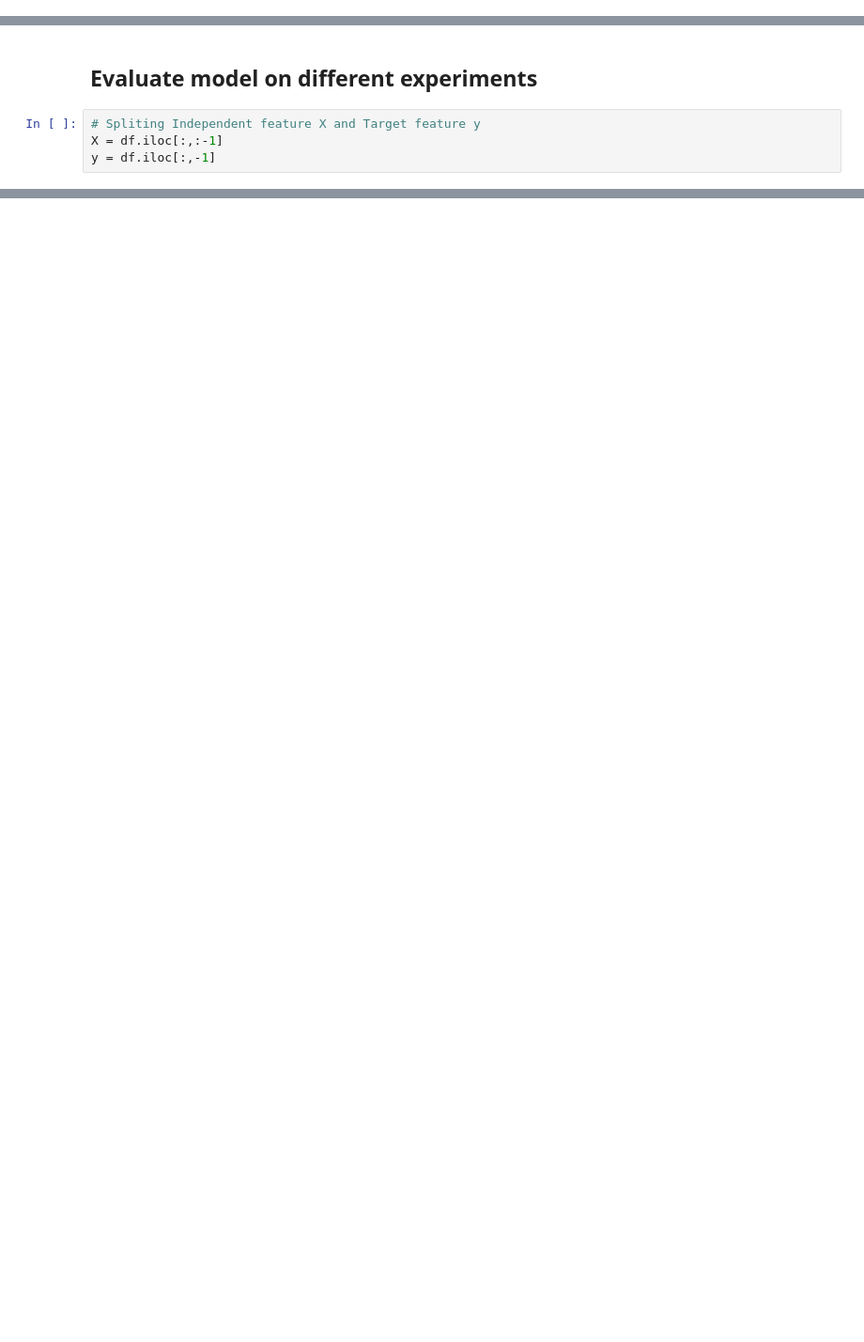
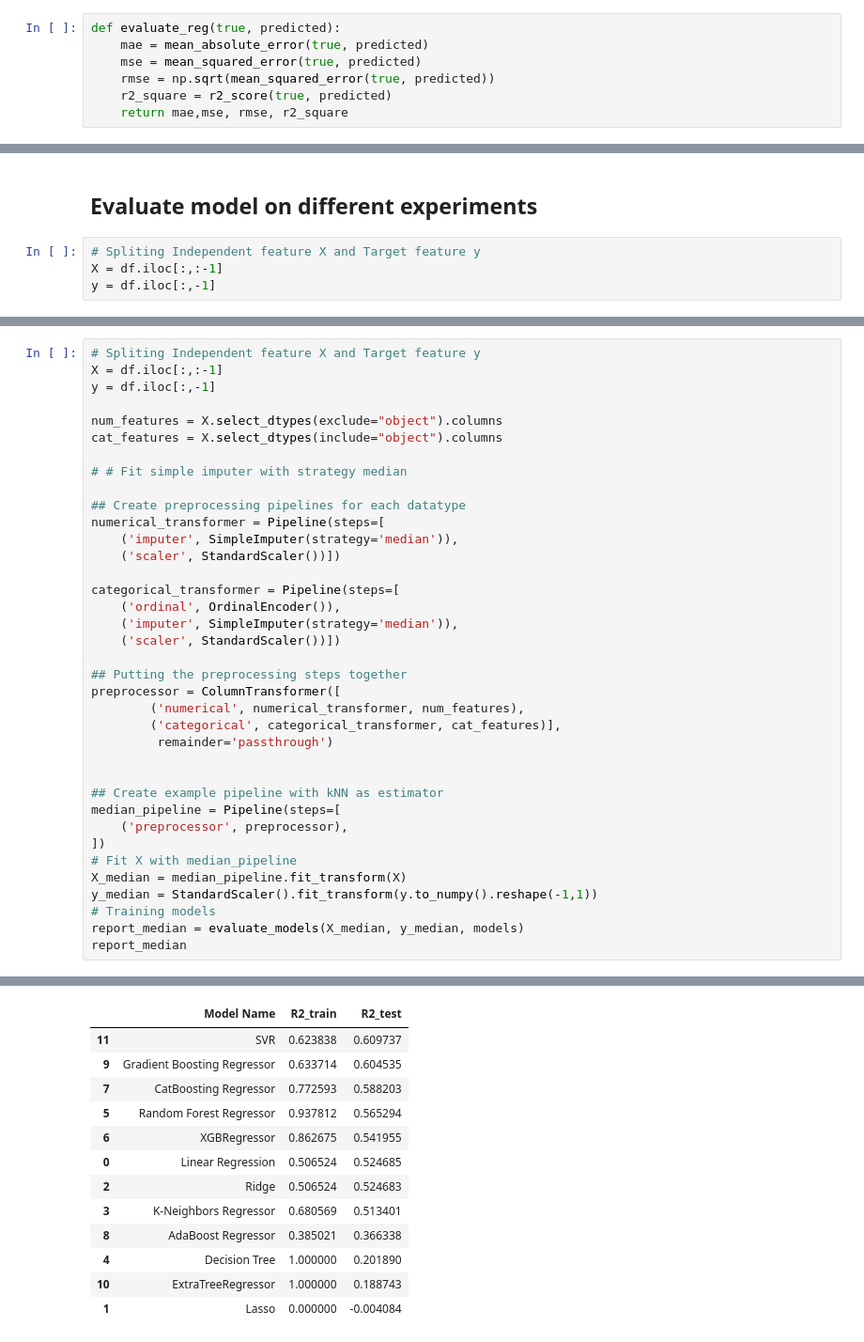
Before and after one commit to rewatevijaykumar/store-sales-prediction, a Jupyter notebook: notebooks/store-sales-prediction.ipynb, the cells around one changed output, grey strips where cells are left out. Shown: that part at 94% size. Saved outputs shown, nothing was run; the diff lists cells and outputs as text; blank space fills up the shorter version.

```diff
--- a/notebooks/store-sales-prediction.ipynb
+++ b/notebooks/store-sales-prediction.ipynb
@@ -367,0 +430,7 @@ dtype: int64
+# %%
+def evaluate_reg(true, predicted):
+    mae = mean_absolute_error(true, predicted)
+    mse = mean_squared_error(true, predicted)
+    rmse = np.sqrt(mean_squared_error(true, predicted))
+    r2_square = r2_score(true, predicted)
+    return mae,mse, rmse, r2_square
@@ -413,0 +500,38 @@ NameError: name 'X' is not defined
+# %%
+# Spliting Independent feature X and Target feature y
+X = df.iloc[:,:-1]
+y = df.iloc[:,-1]
+
+num_features = X.select_dtypes(exclude="object").columns
+cat_features = X.select_dtypes(include="object").columns
+
+# # Fit simple imputer with strategy median
+
+## Create preprocessing pipelines for each datatype
+numerical_transformer = Pipeline(steps=[
+    ('imputer', SimpleImputer(strategy='median')),
+    ('scaler', StandardScaler())])
+
+categorical_transformer = Pipeline(steps=[
+    ('ordinal', OrdinalEncoder()),
+    ('imputer', SimpleImputer(strategy='median')),
+    ('scaler', StandardScaler())])
+
+## Putting the preprocessing steps together
+preprocessor = ColumnTransformer([
+        ('numerical', numerical_transformer, num_features),
+        ('categorical', categorical_transformer, cat_features)],
+         remainder='passthrough')
+
+
+## Create example pipeline with kNN as estimator
+median_pipeline = Pipeline(steps=[
+    ('preprocessor', preprocessor),
+])
+# Fit X with median_pipeline
+X_median = median_pipeline.fit_transform(X)
+y_median = StandardScaler().fit_transform(y.to_numpy().reshape(-1,1))
+# Training models
+report_median = evaluate_models(X_median, y_median, models)
+report_median
+# %% [output]
@@ -413,0 +555,13 @@ NameError: name 'X' is not defined
+|  | Model Name | R2_train | R2_test |
+| 11 | SVR | 0.623838 | 0.609737 |
+| 9 | Gradient Boosting Regressor | 0.633714 | 0.604535 |
+| 7 | CatBoosting Regressor | 0.772593 | 0.588203 |
+| 5 | Random Forest Regressor | 0.937812 | 0.565294 |
+| 6 | XGBRegressor | 0.862675 | 0.541955 |
+| 0 | Linear Regression | 0.506524 | 0.524685 |
+| 2 | Ridge | 0.506524 | 0.524683 |
+| 3 | K-Neighbors Regressor | 0.680569 | 0.513401 |
+| 8 | AdaBoost Regressor | 0.385021 | 0.366338 |
+| 4 | Decision Tree | 1.000000 | 0.201890 |
+| 10 | ExtraTreeRegressor | 1.000000 | 0.188743 |
+| 1 | Lasso | 0.000000 | -0.004084 |
```
Also changed, not shown: parts of 49 cells of this notebook, 10 other files.
